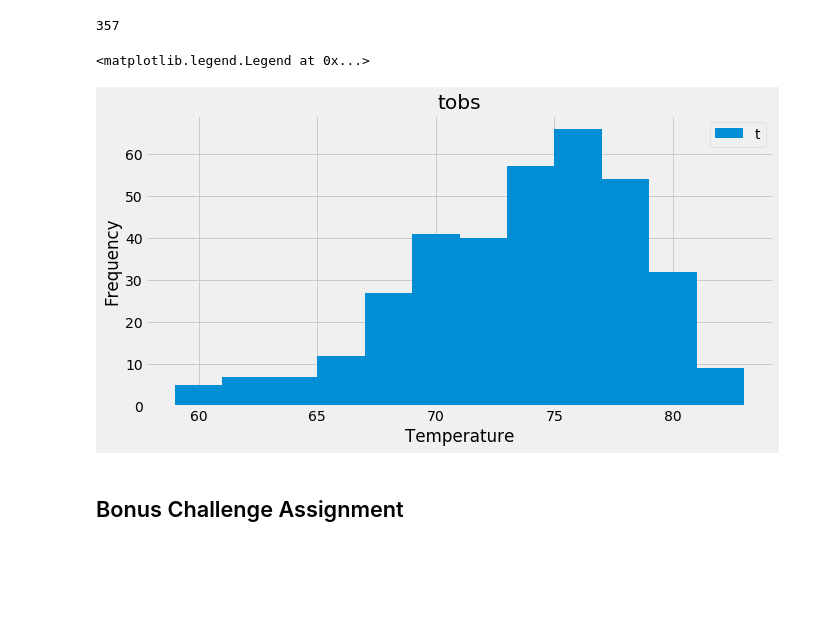
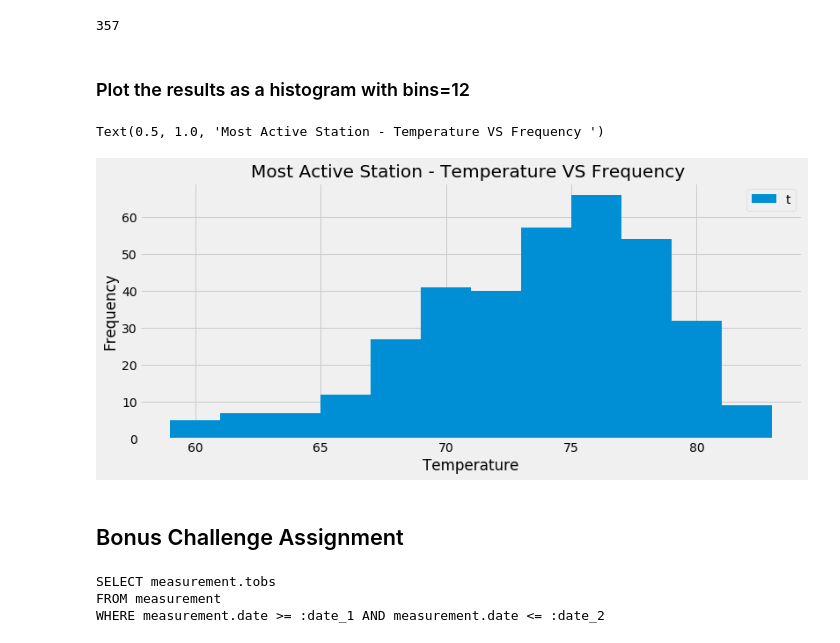
Before and after one commit to prerak-patel/sqlalchemy-challenge, a Jupyter notebook: climate_starter.ipynb, the cells around one changed output. Saved outputs shown, nothing was run; the diff lists cells and outputs as text; code cells hidden in the pictures; blank space fills up the shorter version.

Commit message:
Precipitation and station analysis

```diff
--- a/climate_starter.ipynb
+++ b/climate_starter.ipynb
@@ -169,14 +170,18 @@ last_12_months_tobs_df = pd.read_sql_query(highest_temp_observation_station.stat
 last_12_months_tobs_df.head(15)
 # %% [output]
 357
+# %% [markdown]
+### Plot the results as a histogram with bins=12
 # %%
-last_12_months_tobs_df.hist(column='tobs', bins=12,figsize=(10, 5))
+
+last_12_months_tobs_df.hist(column='tobs', bins=12,figsize=(12, 5))
 plt.xlabel("Temperature")
 plt.ylabel("Frequency")
-plt.legend("tobs")
+plt.legend("tobs", loc='upper right')
+plt.title("Most Active Station - Temperature VS Frequency ")
 # %% [output]
-<matplotlib.legend.Legend at 0x...>
+Text(0.5, 1.0, 'Most Active Station - Temperature VS Frequency ')
-[figure, old version]
+[figure, new version]
 # %% [markdown]
 ## Bonus Challenge Assignment
 # %%
@@ -198,6 +203,27 @@ def calc_temps(start_date, end_date):
 
 # function usage example
 print(calc_temps('2012-02-28', '2012-03-05'))
+# %%
+from sqlalchemy import and_
+date = "2017-01-18"
+start_date = dt.datetime.strptime(date,'%Y-%m-%d')
+
+# testss = (session
+#                 .query(Measurement.tobs)
+#                 .filter(Measurement.date == start_date)
+#             ).statement
+
+print((session
+            .query(Measurement.tobs)
+                .filter(Measurement.date >= start_date)
+                .filter(Measurement.date <= start_date)
+            ).statement)
+# for row in testss:
+#     print(row.tobs)
+# %% [output]
+SELECT measurement.tobs
+FROM measurement
+WHERE measurement.date >= :date_1 AND measurement.date <= :date_2
 # %%
 # Use your previous function `calc_temps` to calculate the tmin, tavg, and tmax
 # for your trip using the previous year's data for those same dates.
```
Also changed, not shown: parts of 4 cells of this notebook.
